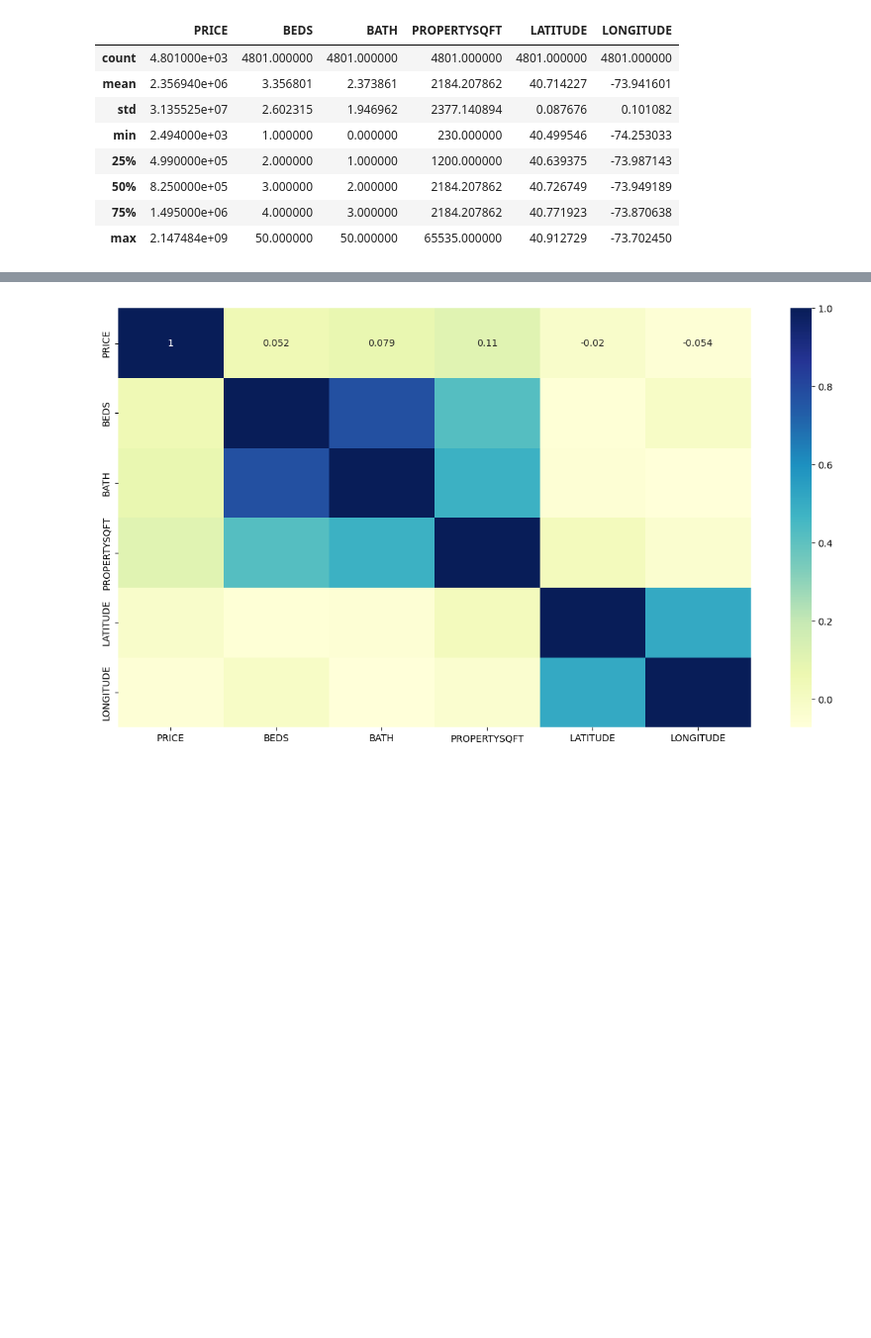
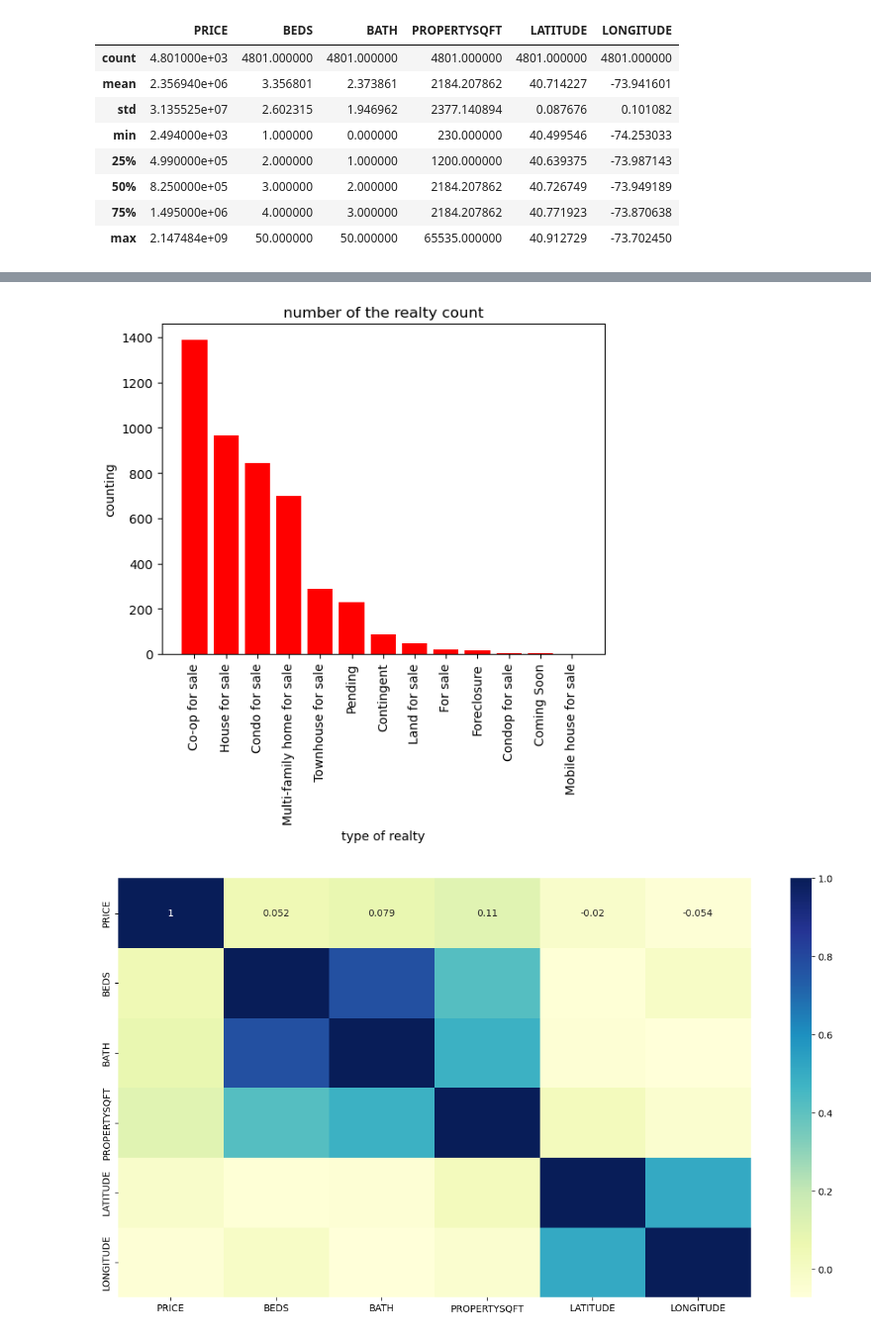
Before and after one commit to MaukanMir/NYC-Housing-Analysis, a Jupyter notebook: training.ipynb, the cells around one changed output, grey strips where cells are left out. Shown: that part at 99% size. Drawn from its saved outputs; the diff is of its cells as text; code cells hidden in the pictures; blank space fills up the shorter version.

```diff
--- a/training.ipynb
+++ b/training.ipynb
@@ -59,0 +44,16 @@ df
+# %%
+df.drop_duplicates(inplace=True)
+# %%
+counter=df['TYPE'].value_counts()
+plt.bar(counter.index,counter,color='red')
+plt.xticks(rotation=90)
+
+# Add labels and title
+plt.xlabel('type of realty')
+plt.ylabel('counting')
+plt.title('number of the realty count')
+
+# Show the plot
+plt.show()
+# %% [output]
+[figure, added]
```
Also changed, not shown: parts of 2 cells of this notebook.
